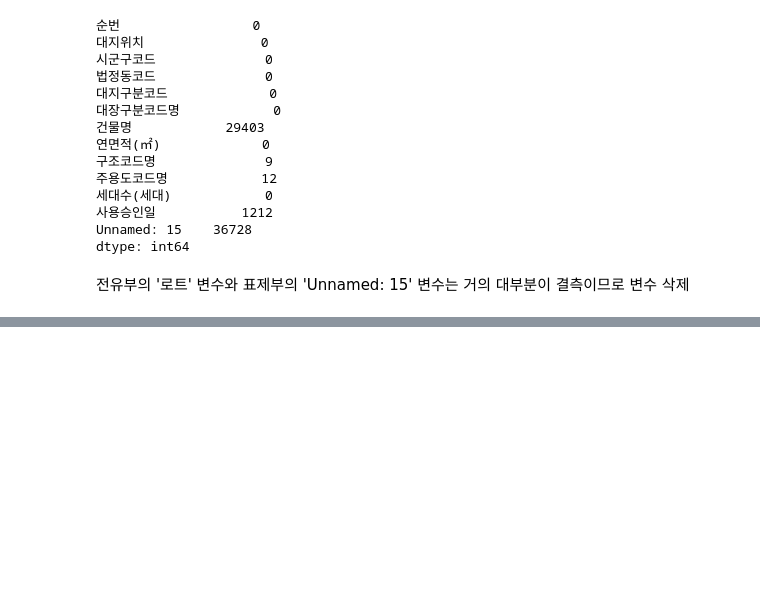
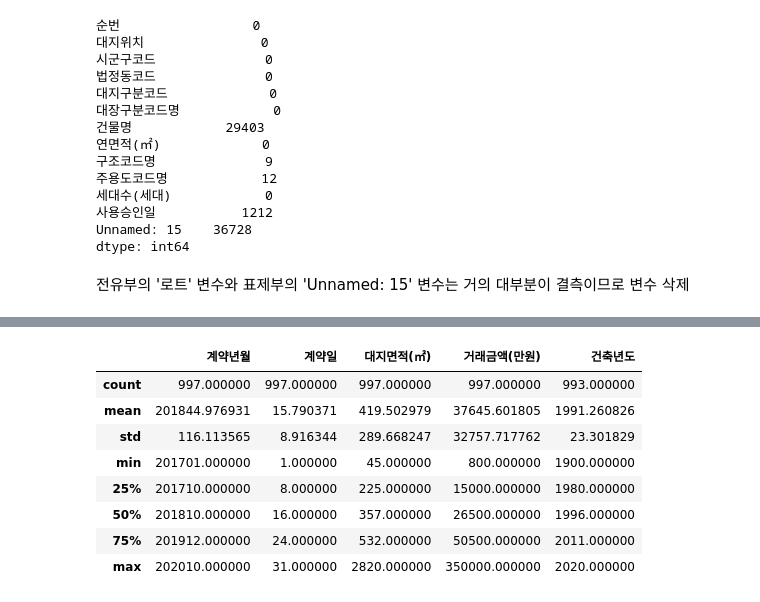
Before and after one commit to oni-ss/competition, a Jupyter notebook: sejong/sejong_sion.ipynb, the cells around one changed output, grey strips where cells are left out. Cells and saved outputs as stored; diff of their text form; code cells hidden in the pictures; blank space fills up the shorter version.

```diff
--- a/sejong/sejong_sion.ipynb
+++ b/sejong/sejong_sion.ipynb
@@ -147,0 +211,12 @@ Name: 사용승인일, dtype: float64
+# %%
+단독다가구_매매.describe()
+# %% [output]
+|  | 계약년월 | 계약일 | 대지면적(㎡) | 거래금액(만원) | 건축년도 |
+| count | 997.000000 | 997.000000 | 997.000000 | 997.000000 | 993.000000 |
+| mean | 201844.976931 | 15.790371 | 419.502979 | 37645.601805 | 1991.260826 |
+| std | 116.113565 | 8.916344 | 289.668247 | 32757.717762 | 23.301829 |
+| min | 201701.000000 | 1.000000 | 45.000000 | 800.000000 | 1900.000000 |
+| 25% | 201710.000000 | 8.000000 | 225.000000 | 15000.000000 | 1980.000000 |
+| 50% | 201810.000000 | 16.000000 | 357.000000 | 26500.000000 | 1996.000000 |
+| 75% | 201912.000000 | 24.000000 | 532.000000 | 50500.000000 | 2011.000000 |
+| max | 202010.000000 | 31.000000 | 2820.000000 | 350000.000000 | 2020.000000 |
```
Also changed, not shown: parts of 26 cells of this notebook.
